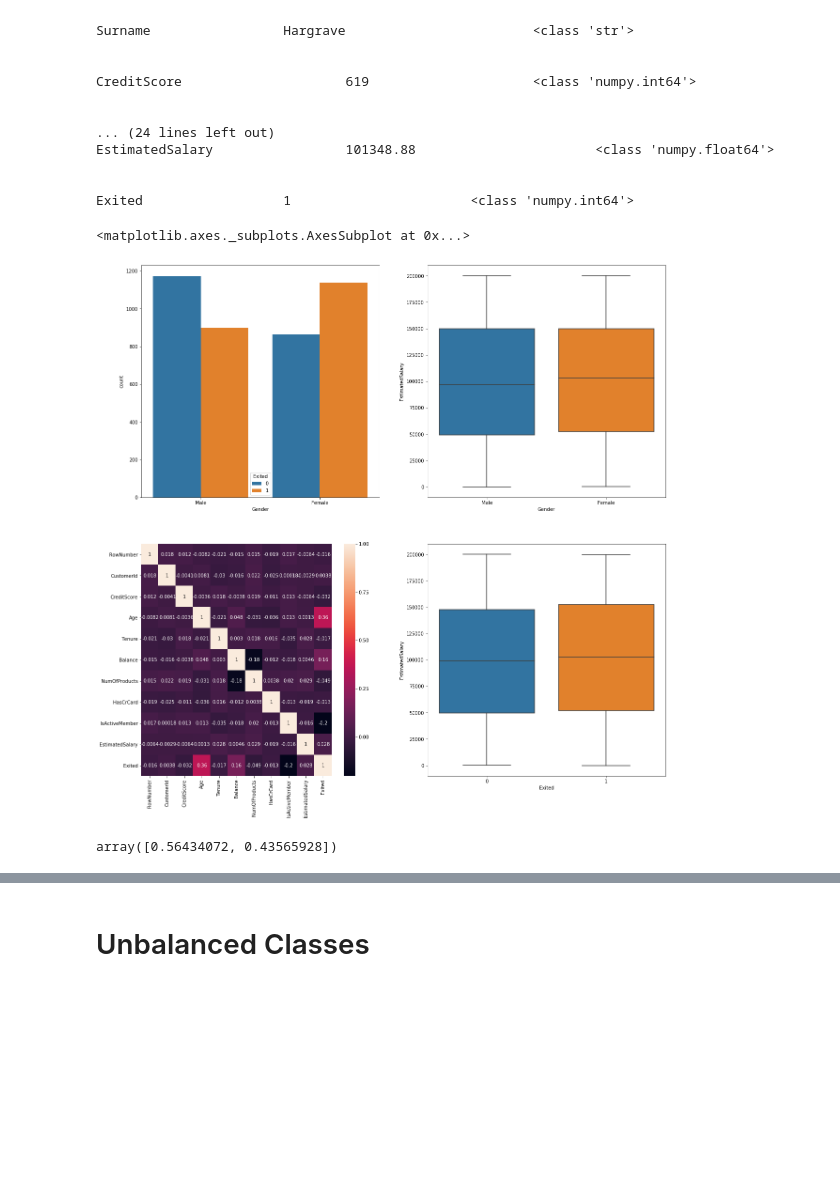
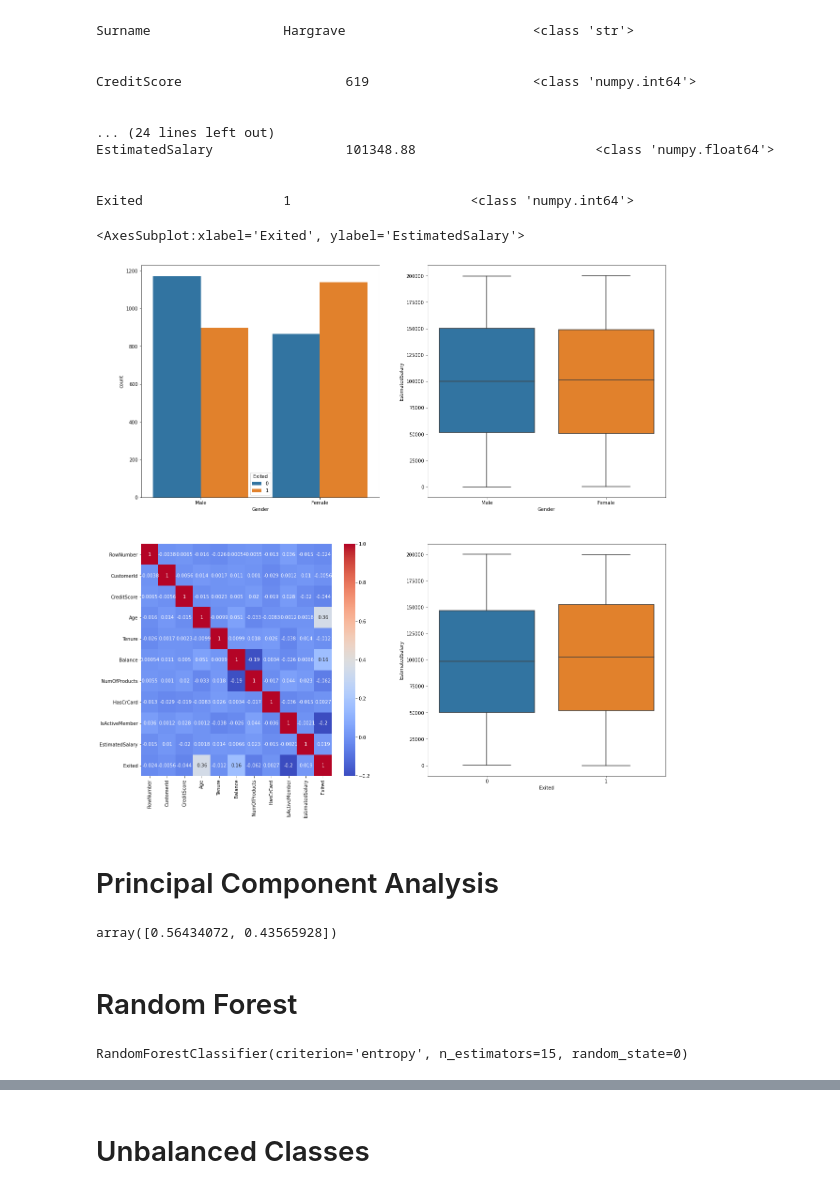
Before and after one commit to UfukAltanUA/ml-classification, a Jupyter notebook: ChurnModelling(ANN, AdaptedValueCounts).ipynb, the cells around one changed output, grey strips where cells are left out. Drawn from its saved outputs; the diff is of its cells as text; code cells hidden in the pictures; blank space fills up the shorter version.

```diff
--- a/ChurnModelling(ANN, AdaptedValueCounts).ipynb
+++ b/ChurnModelling(ANN, AdaptedValueCounts).ipynb
@@ -92,20 +92,20 @@ Exited                  1                       <class 'numpy.int64'>
 # %%
 plt.figure(figsize=(20,20))
 
 plt.subplot(2,2,1)
 sns.countplot(data = df, x ='Gender', hue ='Exited' )
 
 plt.subplot(2,2,2)
 sns.boxplot(data = df, x ='Gender', y = 'EstimatedSalary' )
 
 plt.subplot(2,2,3)
-sns.heatmap(df.corr(), annot=True)
+sns.heatmap(df.corr(), annot=True, cmap ='coolwarm')
 
 plt.subplot(2,2,4)
 sns.boxplot(data = df, x ='Exited', y = 'EstimatedSalary' )
 # %% [output]
-<matplotlib.axes._subplots.AxesSubplot at 0x...>
+<AxesSubplot:xlabel='Exited', ylabel='EstimatedSalary'>
-[figure, old version]
+[figure, new version]
 # %%
 cols = ['CreditScore', 'Geography',
        'Gender', 'Age', 'Tenure', 'Balance', 'NumOfProducts', 'HasCrCard',
@@ -124,6 +124,8 @@ from sklearn.preprocessing import StandardScaler
 sc = StandardScaler()
 X_train = sc.fit_transform(X_train)
 X_test = sc.transform(X_test)
+# %% [markdown]
+# Principal Component Analysis
 # %%
 from sklearn.decomposition import PCA
 pca = PCA(n_components=2)
@@ -133,3 +135,11 @@ explained_variance = pca.explained_variance_ratio_
 explained_variance
 # %% [output]
 array([0.56434072, 0.43565928])
+# %% [markdown]
+# Random Forest
+# %%
+from sklearn.ensemble import RandomForestClassifier
+classifier =RandomForestClassifier(n_estimators=15, criterion='entropy', random_state=0)
+classifier.fit(X_train,y_train)
+# %% [output]
+RandomForestClassifier(criterion='entropy', n_estimators=15, random_state=0)
```
Also changed, not shown: parts of 5 cells of this notebook.
